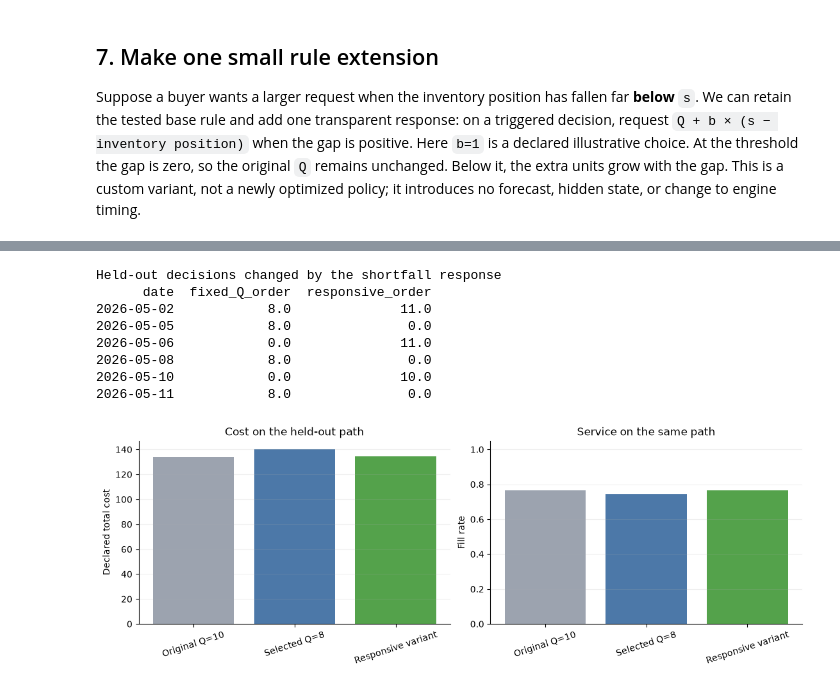
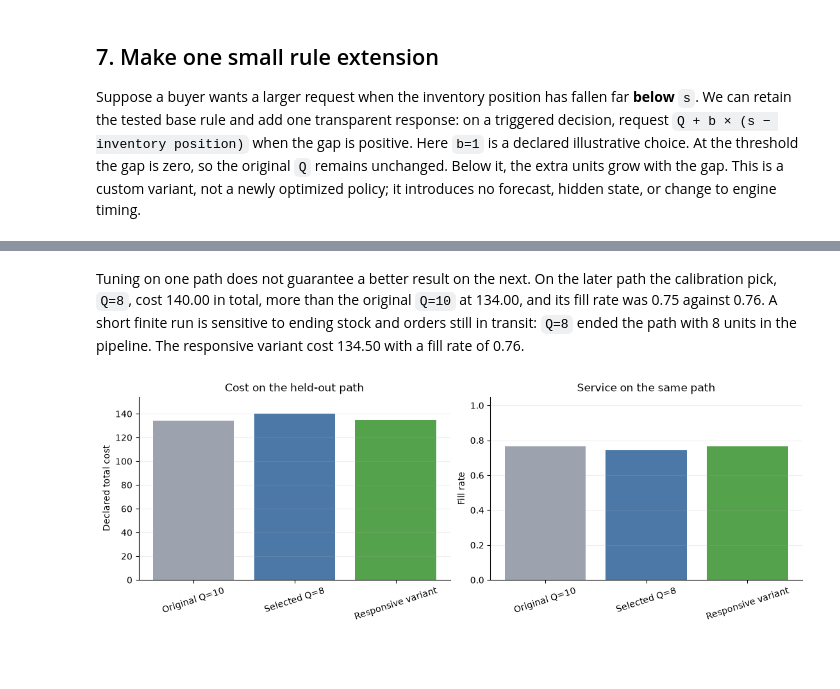
Before and after one commit to FilTheo/stockcast, a Jupyter notebook: examples/notebooks/05_custom_policies.ipynb, the cells around one changed output, grey strips where cells are left out. Saved outputs shown, nothing was run; the diff lists cells and outputs as text; code cells hidden in the pictures; blank space fills up the shorter version.

```diff
--- a/examples/notebooks/05_custom_policies.ipynb
+++ b/examples/notebooks/05_custom_policies.ipynb
@@ -262,16 +264,10 @@ The period-0 event shows that ordering 10 units leaves physical on-hand at 6 whi
 # %%
-# One canonical row per SKU and demand period in this scenario.
-events = result.to_event_frame(window='all')
-opening_event = events.loc[events['demand_period'].eq(0)].copy()
-period_events = events.loc[events['event_type'].eq('period')].copy()
+events = result.to_event_frame(window="all")
+period_events = events.loc[events["event_type"].eq("period")].copy()
 # With no callbacks or constraints, the accepted quantity is the policy request.
-period_events['pre_order_inventory_position'] = period_events['decision_inventory_position']
-period_events['rule_triggered'] = (
-    period_events['pre_order_inventory_position'] <= reorder_threshold
+period_events["pre_order_inventory_position"] = period_events[
+    "decision_inventory_position"
+]
+period_events["rule_triggered"] = (
+    period_events["pre_order_inventory_position"] <= reorder_threshold
 )
-
-print(f"Engine events: {len(events)} rows (ten demand periods including the first decision)")
-print('\nFirst demand epoch and its pre-demand order')
-print(opening_event[[
-    'event_type', 'date', 'order_quantity', 'ending_on_hand', 'on_order_end',
-]].to_string(index=False))
@@ -498,0 +532,4 @@ Lowest declared calibration cost in this grid: Q=8
+# %%
+# Choose only within the displayed grid; ties go to the smaller Q.
+selected_quantity = candidate_quantities[calibration_scores["total_cost"].argmin()]
+print(f"Lowest declared calibration cost in this grid: Q={selected_quantity}")
@@ -606,41 +686,17 @@ Responsive variant           20.0          18.5           96.0       134.5
-# %%
-# Align the two event tables by the shared SKU/date grid to show which actual
-# accepted orders changed, beyond comparing aggregate cost and service.
-fixed_events = held_out_comparison.results[held_out_labels[1]].to_event_frame(window='scoring')
-responsive_events = held_out_comparison.results[held_out_labels[2]].to_event_frame(window='scoring')
-assert fixed_events[['unique_id', 'date']].reset_index(drop=True).equals(
-    responsive_events[['unique_id', 'date']].reset_index(drop=True)
-)
-changed_orders = pd.DataFrame({
-    'date': fixed_events.date.to_numpy(),
-    'fixed_Q_order': fixed_events.order_quantity.to_numpy(),
-    'responsive_order': responsive_events.order_quantity.to_numpy(),
-})
-changed_orders = changed_orders.loc[
-    changed_orders.fixed_Q_order.ne(changed_orders.responsive_order)
-]
-assert not changed_orders.empty
-print('Held-out decisions changed by the shortfall response')
-print(changed_orders.to_string(index=False))
-# %% [output]
-Held-out decisions changed by the shortfall response
-      date  fixed_Q_order  responsive_order
-2026-05-02            8.0              11.0
-2026-05-05            8.0               0.0
-2026-05-06            0.0              11.0
-2026-05-08            8.0               0.0
-2026-05-10            0.0              10.0
-2026-05-11            8.0               0.0
+# %% [markdown]
+Tuning on one path does not guarantee a better result on the next. On the later path the calibration pick, `Q=8`, cost 140.00 in total, more than the original `Q=10` at 134.00, and its fill rate was 0.75 against 0.76. A short finite run is sensitive to ending stock and orders still in transit: `Q=8` ended the path with 8 units in the pipeline. The responsive variant cost 134.50 with a fill rate of 0.76.
 # %%
-fig, axes = plt.subplots(1, 2, figsize=(11, 3.8), layout='constrained')
-axes[0].bar(held_out_scores.rule, held_out_scores.total_cost, color=['#9CA3AF', '#4C78A8', '#54A24B'])
-axes[0].set(title='Cost on the held-out path', ylabel='Declared total cost')
-axes[1].bar(held_out_scores.rule, held_out_scores.fill_rate, color=['#9CA3AF', '#4C78A8', '#54A24B'])
-axes[1].set(title='Service on the same path', ylabel='Fill rate', ylim=(0, 1.05))
+BAR_COLORS = ["#9CA3AF", DEMAND_COLOR, RECEIPT_COLOR]
+
+fig, axes = plt.subplots(1, 2, figsize=(11, 3.8), layout="constrained")
+axes[0].bar(held_out_scores.index, held_out_scores["total_cost"], color=BAR_COLORS)
+axes[0].set(title="Cost on the held-out path", ylabel="Declared total cost")
+axes[1].bar(held_out_scores.index, held_out_scores["fill_rate"], color=BAR_COLORS)
+axes[1].set(title="Service on the same path", ylabel="Fill rate")
 for ax in axes:
-    ax.tick_params(axis='x', rotation=18)
-    ax.grid(axis='y', alpha=0.2)
-    ax.spines[['top', 'right']].set_visible(False)
+    ax.tick_params(axis="x", rotation=18)
+    style_axis(ax)
+axes[1].set_ylim(0, 1.05)
 plt.show()
 # %% [output]
-[figure, old version]
+[figure, new version]
```
Also changed, not shown: parts of 36 cells of this notebook.
